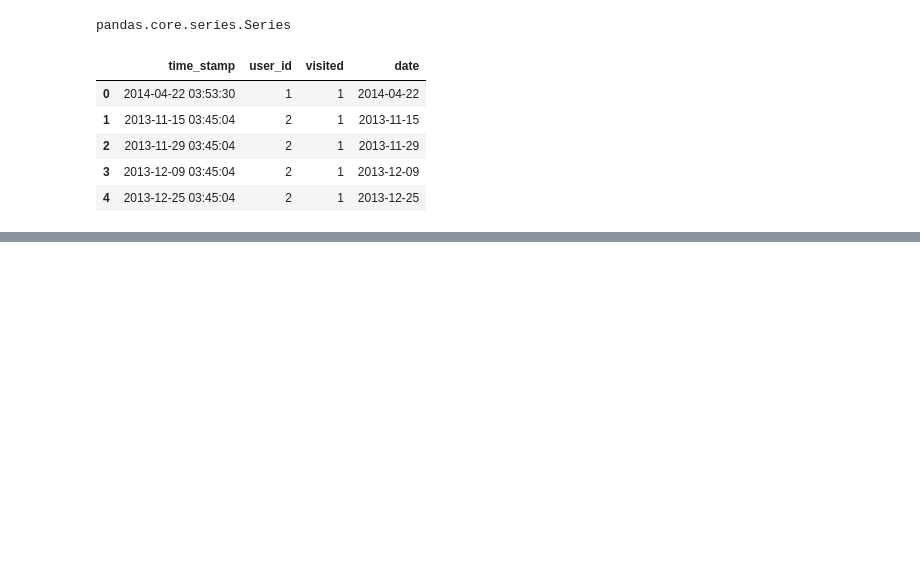
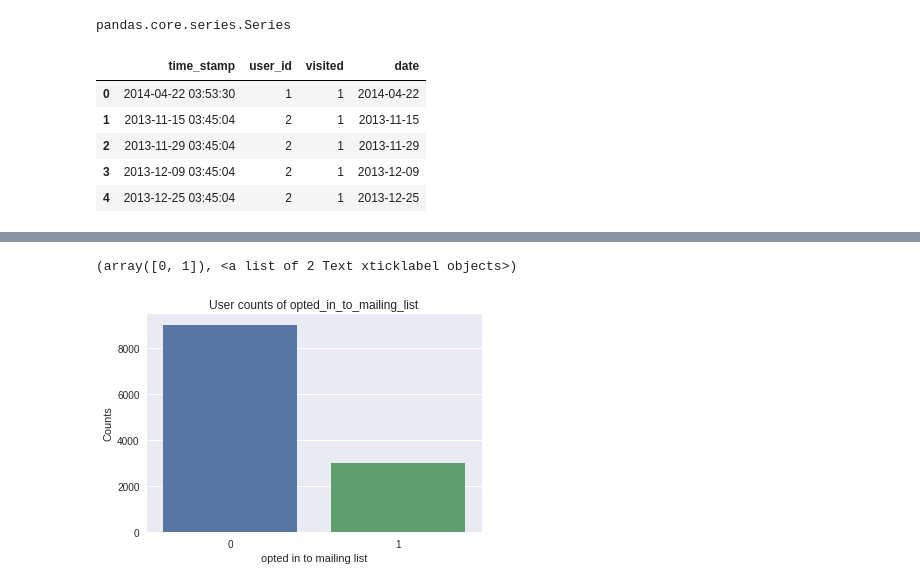
Before and after one commit to anxin16/Relax-Data-Science-Challenge, a Jupyter notebook: Relax_Challenge_Solution.ipynb, the cells around one changed output, grey strips where cells are left out. Drawn from its saved outputs; the diff is of its cells as text; code cells hidden in the pictures; blank space fills up the shorter version.

```diff
--- a/Relax_Challenge_Solution.ipynb
+++ b/Relax_Challenge_Solution.ipynb
@@ -123,0 +206,9 @@ TypeError: 'bool' object is not callable
+# %%
+sns.countplot(x='opted_in_to_mailing_list', data=df_users)
+plt.title('User counts of opted_in_to_mailing_list')
+plt.xlabel("opted in to mailing list")
+plt.ylabel("Counts")
+plt.xticks(rotation=0)
+# %% [output]
+(array([0, 1]), <a list of 2 Text xticklabel objects>)
+[figure, added]
```
Also changed, not shown: parts of 42 cells of this notebook.
